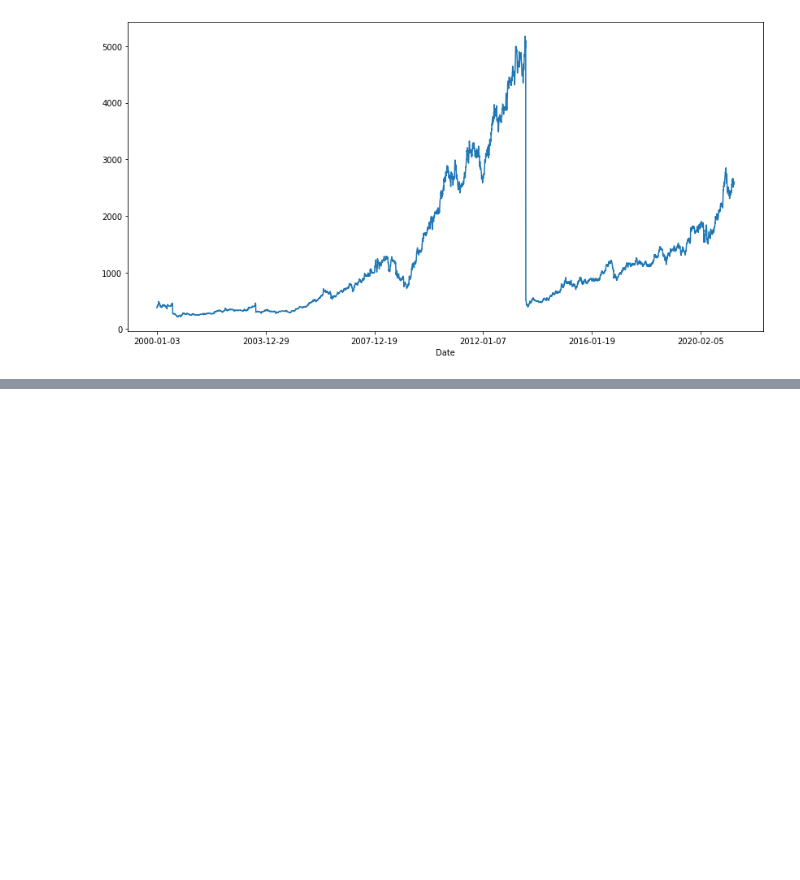
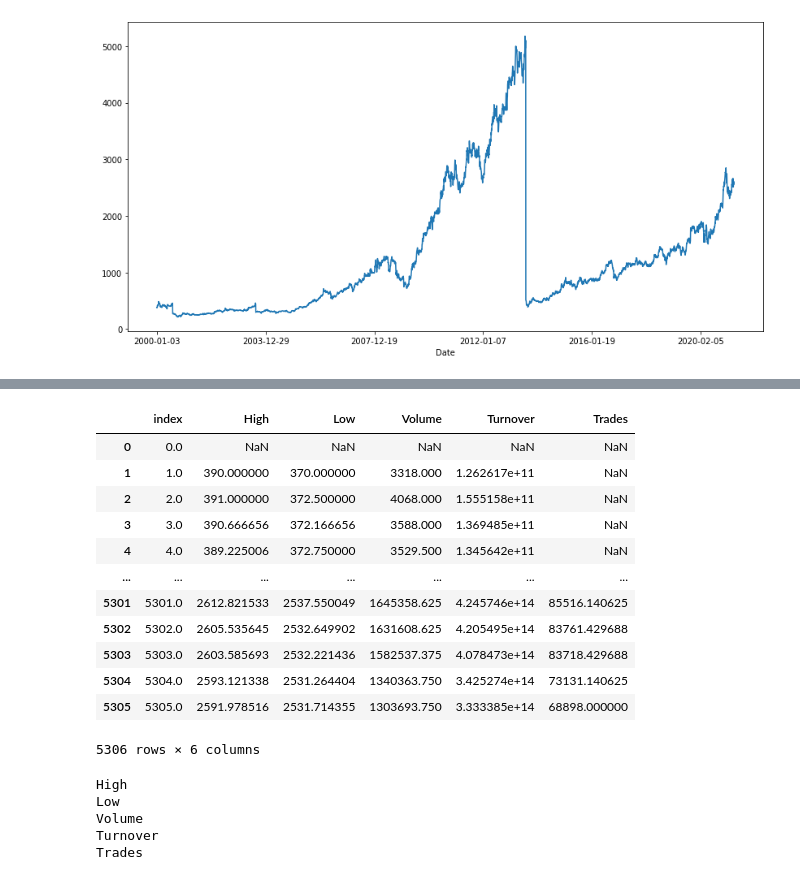
Before and after one commit to hargurjeet/MachineLearning, a Jupyter notebook: Nifty_50_Time_Series_Forecasting.ipynb, the cells around one changed output, grey strips where cells are left out. Cells and saved outputs as stored; diff of their text form; code cells hidden in the pictures; blank space fills up the shorter version.

```diff
--- a/Nifty_50_Time_Series_Forecasting.ipynb
+++ b/Nifty_50_Time_Series_Forecasting.ipynb
@@ -158,0 +224,16 @@ NameError: ignored
+# %%
+df_mean_7d
+# %% [output]
+|  | index | High | Low | Volume | Turnover | Trades |
+| 0 | 0.0 | NaN | NaN | NaN | NaN | NaN |
+| 1 | 1.0 | 390.000000 | 370.000000 | 3318.000 | 1.262617e+11 | NaN |
+| 2 | 2.0 | 391.000000 | 372.500000 | 4068.000 | 1.555158e+11 | NaN |
+| 3 | 3.0 | 390.666656 | 372.166656 | 3588.000 | 1.369485e+11 | NaN |
+| 4 | 4.0 | 389.225006 | 372.750000 | 3529.500 | 1.345642e+11 | NaN |
+| ... | ... | ... | ... | ... | ... | ... |
+| 5301 | 5301.0 | 2612.821533 | 2537.550049 | 1645358.625 | 4.245746e+14 | 85516.140625 |
+| 5302 | 5302.0 | 2605.535645 | 2532.649902 | 1631608.625 | 4.205495e+14 | 83761.429688 |
+| 5303 | 5303.0 | 2603.585693 | 2532.221436 | 1582537.375 | 4.078473e+14 | 83718.429688 |
+| 5304 | 5304.0 | 2593.121338 | 2531.264404 | 1340363.750 | 3.425274e+14 | 73131.140625 |
+| 5305 | 5305.0 | 2591.978516 | 2531.714355 | 1303693.750 | 3.333385e+14 | 68898.000000 |
+5306 rows × 6 columns
@@ -158,0 +244,9 @@ NameError: ignored
+# %%
+for feature in lag_features:
+  print(feature)
+# %% [output]
+High
+Low
+Volume
+Turnover
+Trades
```
Also changed, not shown: parts of 22 cells of this notebook.
